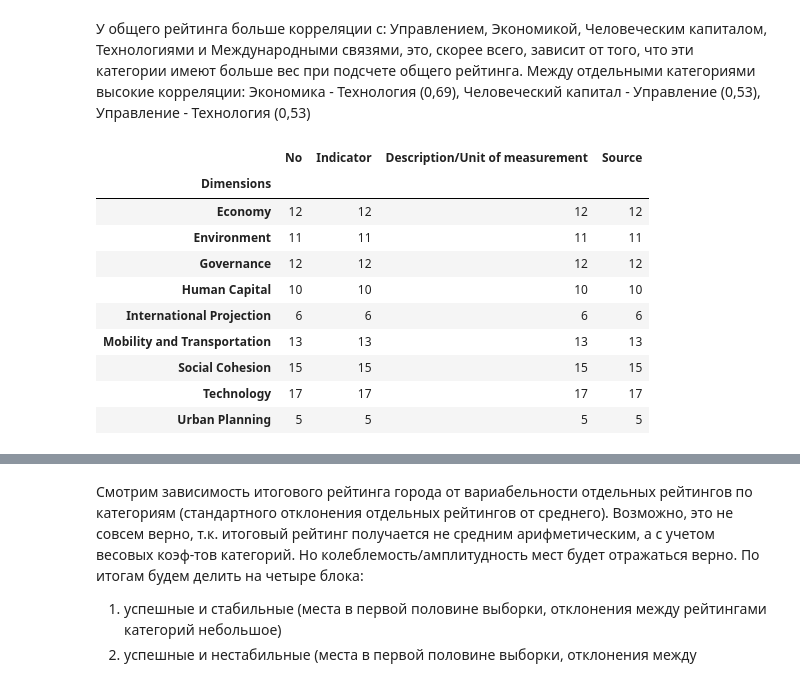
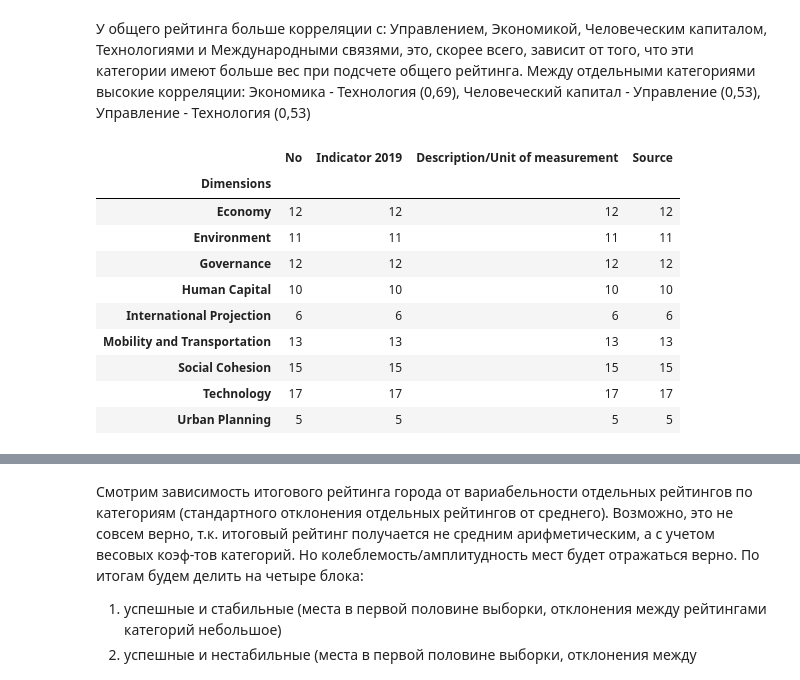
Before and after one commit to izelberg/Smart_Cities_DA_Diploma, a Jupyter notebook: Smart_Cities.ipynb, the cells around one changed output, grey strips where cells are left out. Saved outputs shown, nothing was run; the diff lists cells and outputs as text; code cells hidden in the pictures.

```diff
--- a/Smart_Cities.ipynb
+++ b/Smart_Cities.ipynb
@@ -1053,9 +1052,10 @@ sns.heatmap(full_rank_2019_visual.corr(), annot=True)
 Управление - Технология (0,53)
 # %%
 indicator_list_2019 = pd.read_excel('IESE_2019_CIMI_indicator_list.xlsx')
-indicator_list_2019.groupby('Dimensions').count()
+indicator_list_2019 = indicator_list_2019.groupby('Dimensions').count().rename(columns={"Indicator": "Indicator 2019"})
+indicator_list_2019
 # %% [output]
-|  | No | Indicator | Description/Unit of measurement | Source |
+|  | No | Indicator 2019 | Description/Unit of measurement | Source |
 | Dimensions |  |  |  |  |
 | Economy | 12 | 12 | 12 | 12 |
 | Environment | 11 | 11 | 11 | 11 |
```
Also changed, not shown: parts of 47 cells of this notebook.
